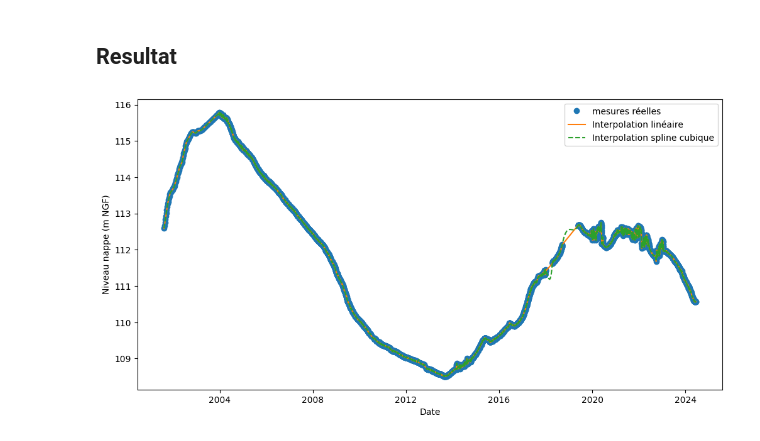
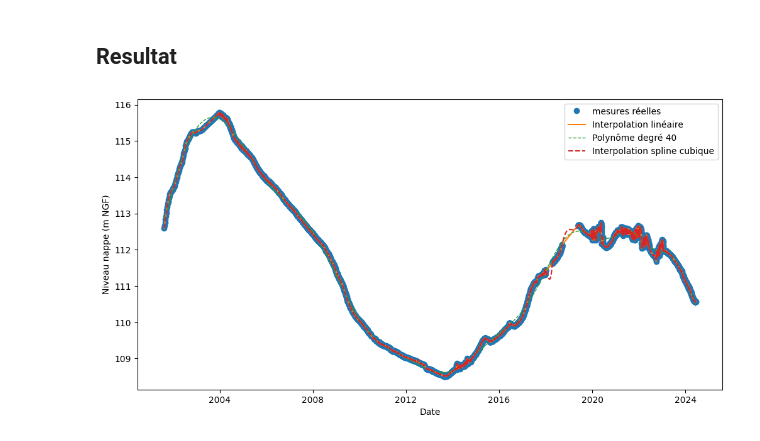
Before and after one commit to TronnoxUwU/STAGE-Junon, a Jupyter notebook: notebooks/interpolations.ipynb, the cells around one changed output. Cells and saved outputs as stored; diff of their text form; code cells hidden in the pictures.

Commit message:
interpole recherche

```diff
--- a/notebooks/interpolations.ipynb
+++ b/notebooks/interpolations.ipynb
@@ -18,7 +20,4 @@ df['niveau_nappe_eau'] = pd.to_numeric(df['niveau_nappe_eau'], errors='coerce')
 # %%
-df['niveau_interp_linear'] = df['niveau_nappe_eau'].interpolate(
-    method='linear',
-    limit_direction='both'
-)
+df['niveau_interp_linear'] = df['niveau_nappe_eau'].interpolate(method='linear', limit_direction='both')
 # %% [markdown]
 ## Interpolation spline cubique
@@ -32,13 +38,28 @@ df['niveau_interp_cubic'] = f_cubic(x)
+# %%
+x = np.arange(len(df))
+y = df['niveau_nappe_eau'].values
+
+mask = ~np.isnan(y)
+x_known = x[mask]
+y_known = y[mask]
+
+n_degree = 40
+coeffs = np.polyfit(x_known, y_known, deg=n_degree)
+
+poly_func = np.poly1d(coeffs)
+
+df['niveau_poly'] = poly_func(x)
 # %% [markdown]
 ## Resultat
 # %%
 plt.figure(figsize=(12,6))
 plt.plot(df['niveau_nappe_eau'], 'o', label='mesures réelles')
 plt.plot(df['niveau_interp_linear'], '-', label='Interpolation linéaire')
+plt.plot(df['niveau_poly'], '--', label=f'Polynôme degré {n_degree}', linewidth=1)
 plt.plot(df['niveau_interp_cubic'], '--', label='Interpolation spline cubique')
 plt.xlabel("Date")
 plt.ylabel("Niveau nappe (m NGF)")
 plt.legend()
 plt.show()
 # %% [output]
-[figure, old version]
+[figure, new version]
```
Also changed, not shown: parts of 4 cells of this notebook, 1 other file.
